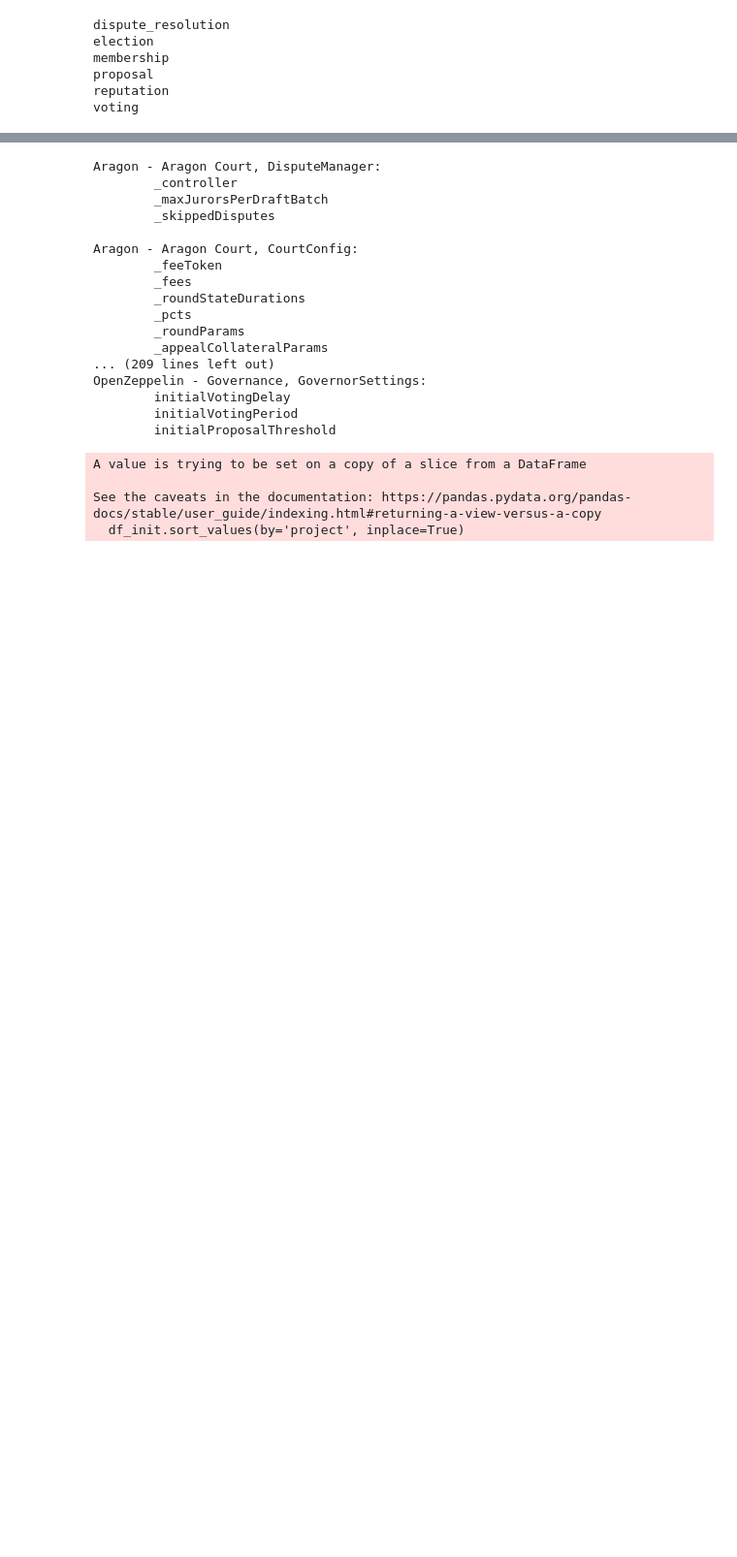
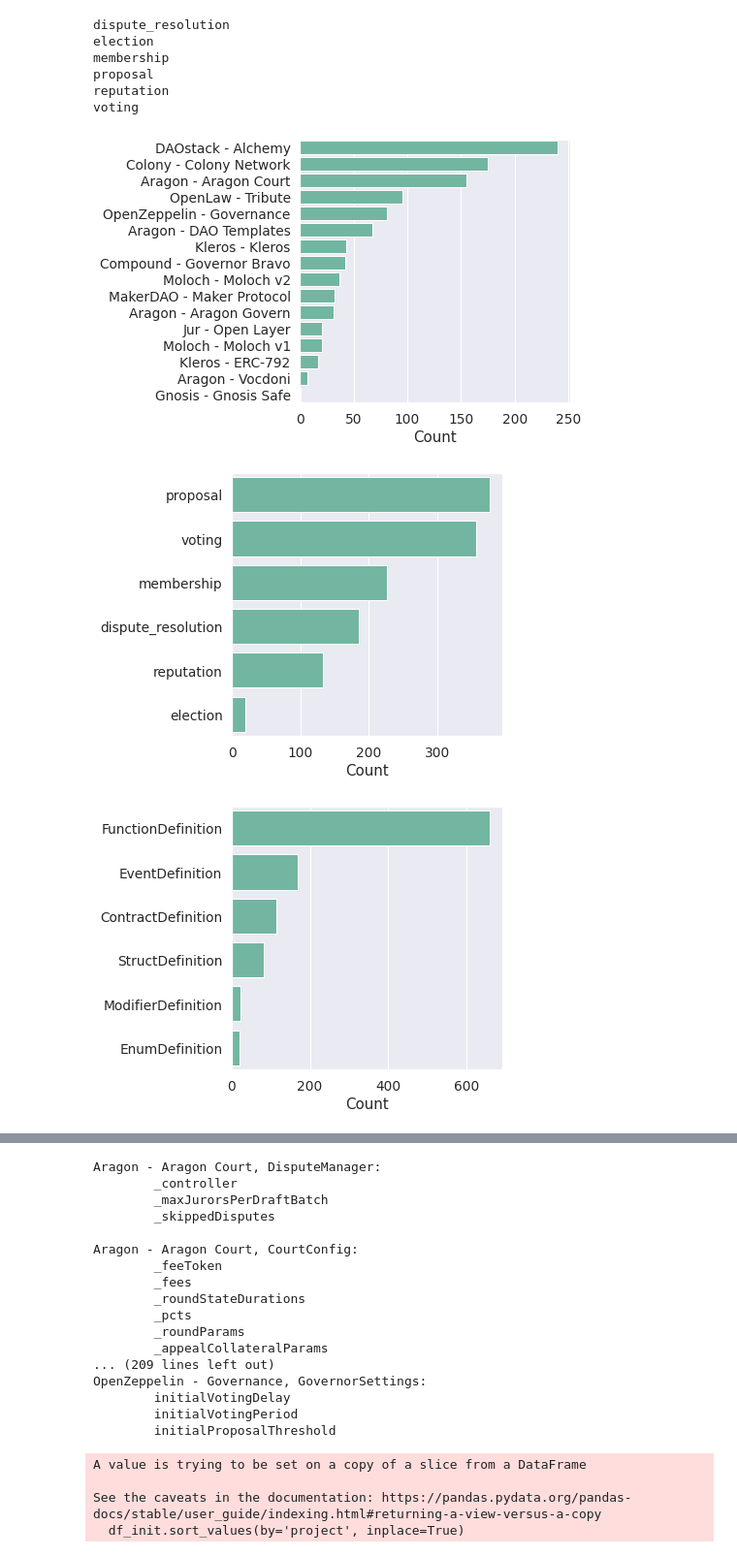
Before and after one commit to notchia/metagov, a Jupyter notebook: governance-surface_factory-contracts.ipynb, the cells around one changed output, grey strips where cells are left out. Shown at 97% size. Drawn from its saved outputs; the diff is of its cells as text; code cells hidden in the pictures; blank space fills up the shorter version.

```diff
--- a/governance-surface_factory-contracts.ipynb
+++ b/governance-surface_factory-contracts.ipynb
@@ -5,3 +9,8 @@ import seaborn as sns
 # %%
 from metagov import at2df
+from metagov.plotutils import plot_coded_column as _plot_coded_column
 from metagov.utils import ast_eval, get_unique_col_values
+
+kw_plot = {'scaleToMax': False}
+def plot_coded_column(df, name, label=None):
+    _plot_coded_column(df, name, label=label, **kw_plot)
@@ -75,4 +95,12 @@ membership
 proposal
 reputation
 voting
+# %%
+plot_coded_column(df_objects, 'project')
+plot_coded_column(df_objects, 'hand_coding')
+plot_coded_column(df_objects, 'type')
+# %% [output]
+[figure, added]
+[figure, added]
+[figure, added]
 # %%
```
Also changed, not shown: parts of 12 cells of this notebook.
